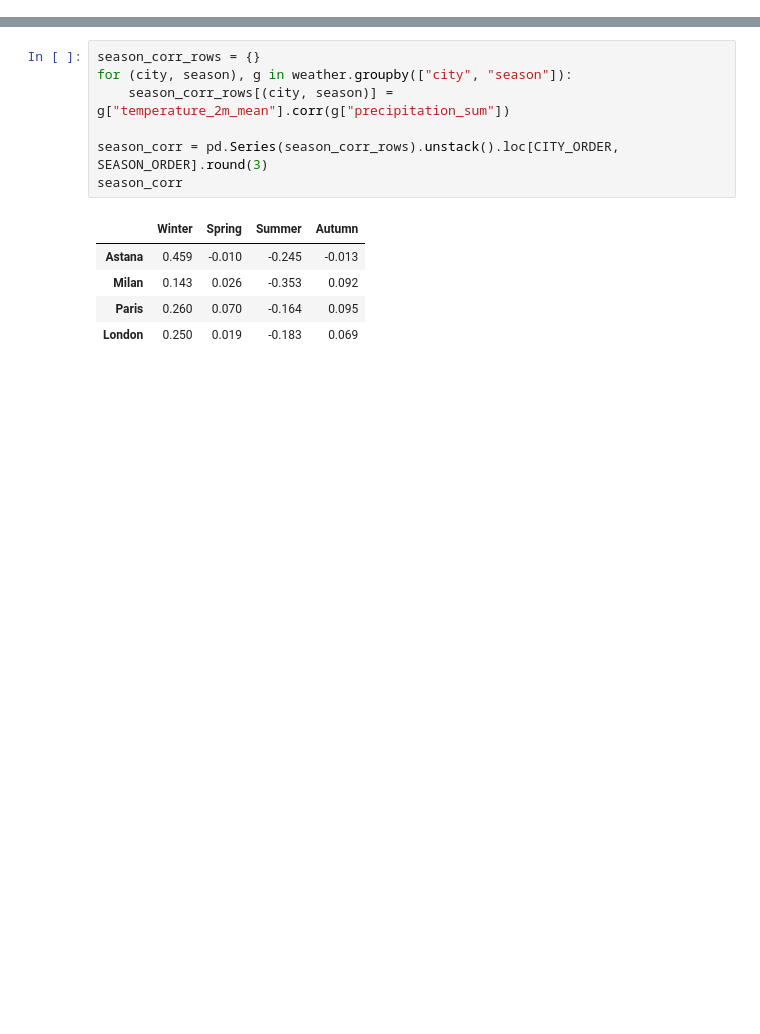
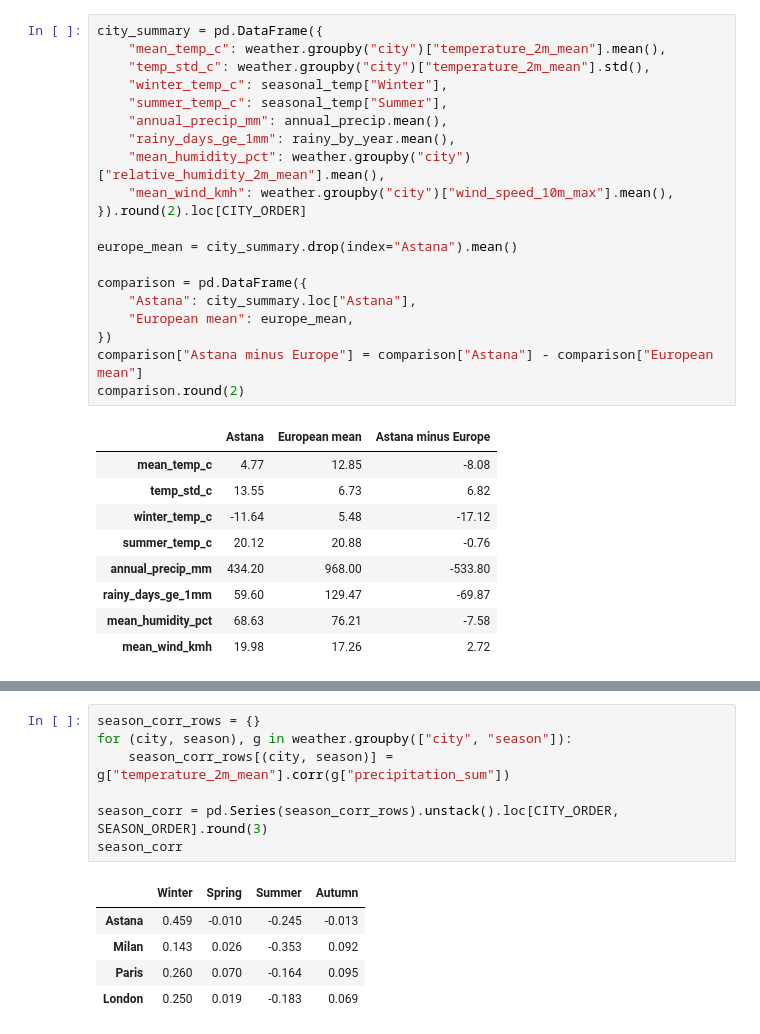
Before and after one commit to marlesulydan/Weather-data-analysis-, a Jupyter notebook: notebooks/weather_analysis.ipynb, the cells around one changed output, grey strips where cells are left out. Drawn from its saved outputs; the diff is of its cells as text; blank space fills up the shorter version.

```diff
--- a/notebooks/weather_analysis.ipynb
+++ b/notebooks/weather_analysis.ipynb
@@ -0,0 +20,30 @@
+# %%
+city_summary = pd.DataFrame({
+    "mean_temp_c": weather.groupby("city")["temperature_2m_mean"].mean(),
+    "temp_std_c": weather.groupby("city")["temperature_2m_mean"].std(),
+    "winter_temp_c": seasonal_temp["Winter"],
+    "summer_temp_c": seasonal_temp["Summer"],
+    "annual_precip_mm": annual_precip.mean(),
+    "rainy_days_ge_1mm": rainy_by_year.mean(),
+    "mean_humidity_pct": weather.groupby("city")["relative_humidity_2m_mean"].mean(),
+    "mean_wind_kmh": weather.groupby("city")["wind_speed_10m_max"].mean(),
+}).round(2).loc[CITY_ORDER]
+
+europe_mean = city_summary.drop(index="Astana").mean()
+
+comparison = pd.DataFrame({
+    "Astana": city_summary.loc["Astana"],
+    "European mean": europe_mean,
+})
+comparison["Astana minus Europe"] = comparison["Astana"] - comparison["European mean"]
+comparison.round(2)
+# %% [output]
+|  | Astana | European mean | Astana minus Europe |
+| mean_temp_c | 4.77 | 12.85 | -8.08 |
+| temp_std_c | 13.55 | 6.73 | 6.82 |
+| winter_temp_c | -11.64 | 5.48 | -17.12 |
+| summer_temp_c | 20.12 | 20.88 | -0.76 |
+| annual_precip_mm | 434.20 | 968.00 | -533.80 |
+| rainy_days_ge_1mm | 59.60 | 129.47 | -69.87 |
+| mean_humidity_pct | 68.63 | 76.21 | -7.58 |
+| mean_wind_kmh | 19.98 | 17.26 | 2.72 |
```
Also changed, not shown: parts of 5 cells of this notebook.
